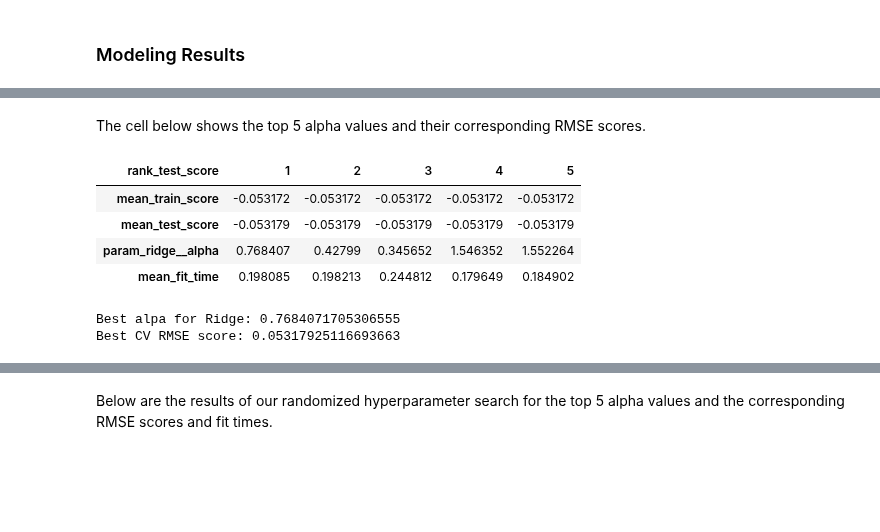
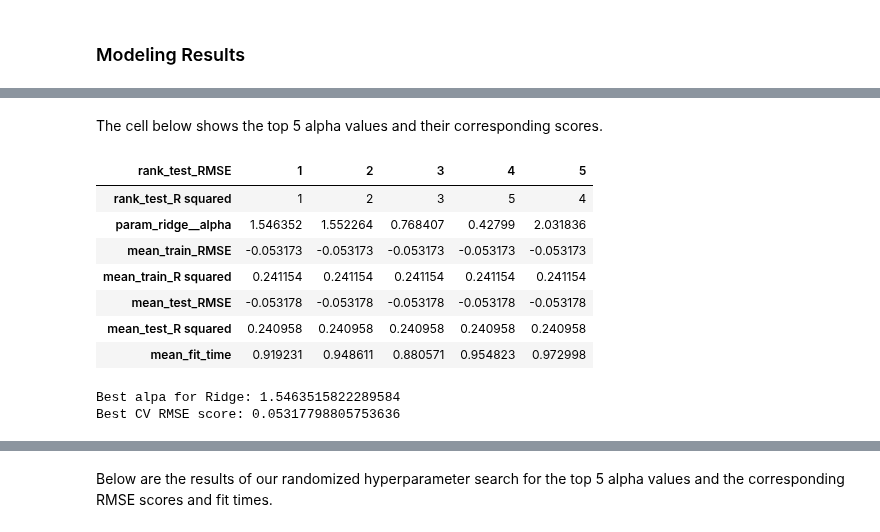
Before and after one commit to UBC-MDS/english-score-predictor, a Jupyter notebook: src/English Language Learning Ability Prediction.ipynb, the cells around one changed output, grey strips where cells are left out. Saved outputs shown, nothing was run; the diff lists cells and outputs as text; code cells hidden in the pictures; blank space fills up the shorter version.

Commit message:
Updated cv=10 to models, changed n_iter to be 30, added R2 scoring and wording around that, changed analysis to include changes and ridge being the better performing model

```diff
--- a/src/English Language Learning Ability Prediction.ipynb
+++ b/src/English Language Learning Ability Prediction.ipynb
@@ -610,8 +604,0 @@ We will use the RMSE for our metric of choice to evaluate the performance of our
-# %%
-from sklearn.linear_model import Ridge
-from sklearn.model_selection import RandomizedSearchCV
-from scipy.stats import loguniform
-
-# Make the pipeline
-ridge_pipe = make_pipeline(preprocessor, RidgeCV(alphas=alphas, cv=10))
-ridge_pipe.fit(X_train, y_train)
@@ -658,0 +615,25 @@ ridge_search.fit(X_train, y_train)
+# %%
+# Make the pipeline
+ridge_pipe = make_pipeline(preprocessor, Ridge())
+
+# Create the parameter grid
+param_grid = {
+    "ridge__alpha": loguniform(1e-3, 1e3),
+}
+
+# Make scoring list
+scoring = {'RMSE' : 'neg_root_mean_squared_error', 'R squared': 'r2'}
+
+ridge_search = RandomizedSearchCV(
+    ridge_pipe,
+    param_distributions=param_grid,
+    n_jobs=-1,
+    n_iter=30,
+    cv=10,
+    return_train_score=True,
+    random_state=123,
+    scoring=scoring,
+    refit='RMSE'
+)
+
+ridge_search.fit(X_train, y_train)
@@ -659,28 +658,34 @@ ridge_search.fit(X_train, y_train)
 # %% [markdown]
-The cell below shows the top 5 alpha values and their corresponding RMSE scores.
+The cell below shows the top 5 alpha values and their corresponding scores.
 # %%
 pd.DataFrame(ridge_search.cv_results_)[
     [
-        "mean_train_score",
-        "mean_test_score",
+        "rank_test_R squared",
         "param_ridge__alpha",
+        "mean_train_RMSE",
+        "mean_train_R squared",
+        "mean_test_RMSE",
+        "mean_test_R squared",
         "mean_fit_time",
-        "rank_test_score",
+        "rank_test_RMSE"
     ]
-].set_index("rank_test_score").sort_index().head(5).T
+].set_index("rank_test_RMSE").sort_index().head(5).T
 # %% [output]
-| rank_test_score | 1 | 2 | 3 | 4 | 5 |
-| mean_train_score | -0.053172 | -0.053172 | -0.053172 | -0.053172 | -0.053172 |
-| mean_test_score | -0.053179 | -0.053179 | -0.053179 | -0.053179 | -0.053179 |
-| param_ridge__alpha | 0.768407 | 0.42799 | 0.345652 | 1.546352 | 1.552264 |
-| mean_fit_time | 0.198085 | 0.198213 | 0.244812 | 0.179649 | 0.184902 |
+| rank_test_RMSE | 1 | 2 | 3 | 4 | 5 |
+| rank_test_R squared | 1 | 2 | 3 | 5 | 4 |
+| param_ridge__alpha | 1.546352 | 1.552264 | 0.768407 | 0.42799 | 2.031836 |
+| mean_train_RMSE | -0.053173 | -0.053173 | -0.053173 | -0.053173 | -0.053173 |
+| mean_train_R squared | 0.241154 | 0.241154 | 0.241154 | 0.241154 | 0.241154 |
+| mean_test_RMSE | -0.053178 | -0.053178 | -0.053178 | -0.053178 | -0.053178 |
+| mean_test_R squared | 0.240958 | 0.240958 | 0.240958 | 0.240958 | 0.240958 |
+| mean_fit_time | 0.919231 | 0.948611 | 0.880571 | 0.954823 | 0.972998 |
 # %%
 best_ridge_alpha = ridge_search.best_params_["ridge__alpha"]
 print(f"Best alpa for Ridge: {best_ridge_alpha}")
 print(f"Best CV RMSE score: {-ridge_search.best_score_}")
 # %% [output]
-Best alpa for Ridge: 0.7684071705306555
-Best CV RMSE score: 0.05317925116693663
+Best alpa for Ridge: 1.5463515822289584
+Best CV RMSE score: 0.05317798805753636
 # %%
 print(f"Test RMSE score: {-ridge_search.score(X_test, y_test)}")
 # %% [output]
```
Also changed, not shown: parts of 25 cells of this notebook.
